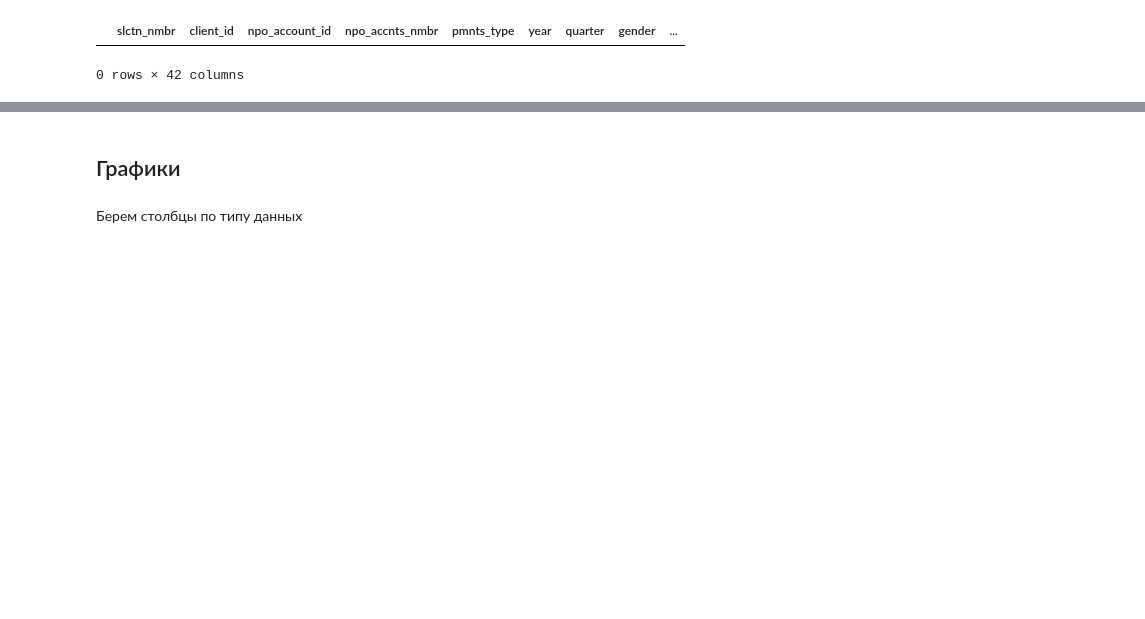
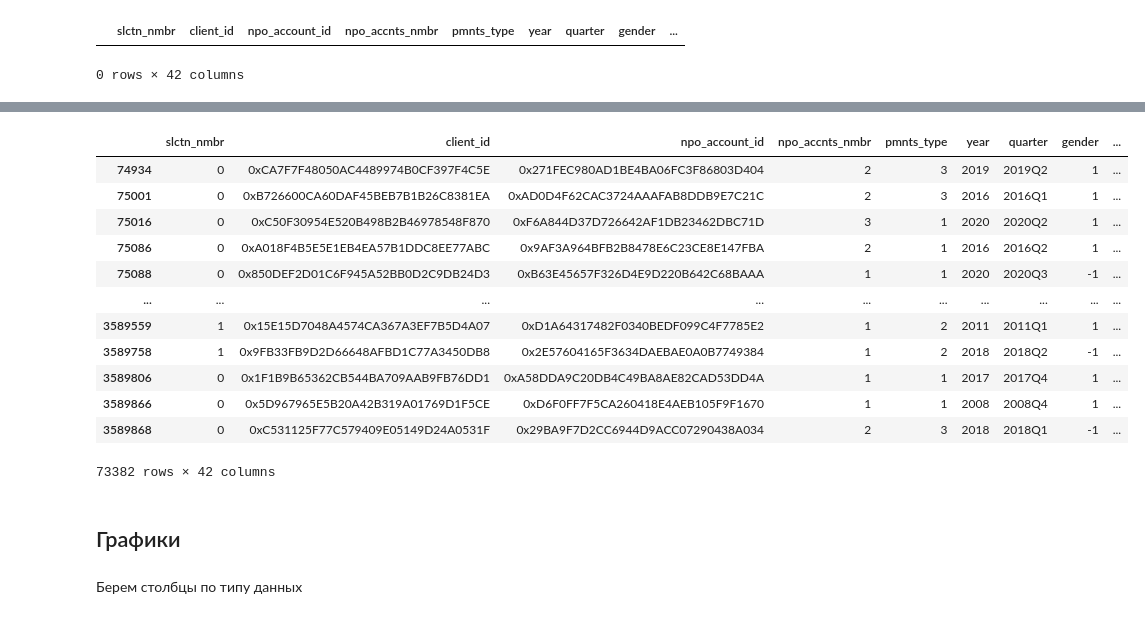
Before and after one commit to zibestr/AI-Hackathon-SFD, a Jupyter notebook: main.ipynb, the cells around one changed output, grey strips where cells are left out. Saved outputs shown, nothing was run; the diff lists cells and outputs as text; code cells hidden in the pictures; blank space fills up the shorter version.

```diff
--- a/main.ipynb
+++ b/main.ipynb
@@ -152,0 +211,15 @@ For example, when doing 'df[col].method(value, inplace=True)', try using 'df.met
+# %%
+buffer = train_df.loc[train_df['region'].notna() & train_df['postal_code'].notna() & train_df['postal_code'] > 0]
+dict_ = {int(code // 1000 if code >= 100000 else code // 100): region for (region, code) in zip(buffer['region'], buffer['postal_code'])}
+
+buffer = train_df.loc[train_df['region'].isna() & train_df['postal_code'].notna()]
+# %%
+list_ = []
+for i in range(len(buffer)):
+    code = buffer['postal_code'].iloc[i]
+    key = int(code // 1000 if code >= 100000 else code // 100)
+    if key not in dict_:
+        list_.append('NaN')
+    else:
+        list_.append(dict_[key])
+train_df['region'].loc[train_df['region'].isna() & train_df['postal_code'].notna()] = pd.Series(list_)
@@ -153,3 +241,19 @@ For example, when doing 'df[col].method(value, inplace=True)', try using 'df.met
+# %%
+train_df.loc[train_df['region'].isnull()]
+# %% [output]
+|  | slctn_nmbr | client_id | npo_account_id | npo_accnts_nmbr | pmnts_type | year | quarter | gender | ... |
+| 74934 | 0 | 0xCA7F7F48050AC4489974B0CF397F4C5E | 0x271FEC980AD1BE4BA06FC3F86803D404 | 2 | 3 | 2019 | 2019Q2 | 1 | ... |
+| 75001 | 0 | 0xB726600CA60DAF45BEB7B1B26C8381EA | 0xAD0D4F62CAC3724AAAFAB8DDB9E7C21C | 2 | 3 | 2016 | 2016Q1 | 1 | ... |
+| 75016 | 0 | 0xC50F30954E520B498B2B46978548F870 | 0xF6A844D37D726642AF1DB23462DBC71D | 3 | 1 | 2020 | 2020Q2 | 1 | ... |
+| 75086 | 0 | 0xA018F4B5E5E1EB4EA57B1DDC8EE77ABC | 0x9AF3A964BFB2B8478E6C23CE8E147FBA | 2 | 1 | 2016 | 2016Q2 | 1 | ... |
+| 75088 | 0 | 0x850DEF2D01C6F945A52BB0D2C9DB24D3 | 0xB63E45657F326D4E9D220B642C68BAAA | 1 | 1 | 2020 | 2020Q3 | -1 | ... |
+| ... | ... | ... | ... | ... | ... | ... | ... | ... | ... |
+| 3589559 | 1 | 0x15E15D7048A4574CA367A3EF7B5D4A07 | 0xD1A64317482F0340BEDF099C4F7785E2 | 1 | 2 | 2011 | 2011Q1 | 1 | ... |
+| 3589758 | 1 | 0x9FB33FB9D2D66648AFBD1C77A3450DB8 | 0x2E57604165F3634DAEBAE0A0B7749384 | 1 | 2 | 2018 | 2018Q2 | -1 | ... |
+| 3589806 | 0 | 0x1F1B9B65362CB544BA709AAB9FB76DD1 | 0xA58DDA9C20DB4C49BA8AE82CAD53DD4A | 1 | 1 | 2017 | 2017Q4 | 1 | ... |
+| 3589866 | 0 | 0x5D967965E5B20A42B319A01769D1F5CE | 0xD6F0FF7F5CA260418E4AEB105F9F1670 | 1 | 1 | 2008 | 2008Q4 | 1 | ... |
+| 3589868 | 0 | 0xC531125F77C579409E05149D24A0531F | 0x29BA9F7D2CC6944D9ACC07290438A034 | 2 | 3 | 2018 | 2018Q1 | -1 | ... |
+73382 rows × 42 columns
 # %% [markdown]
 ## Графики
 # %% [markdown]
```
Also changed, not shown: parts of 8 cells of this notebook.
